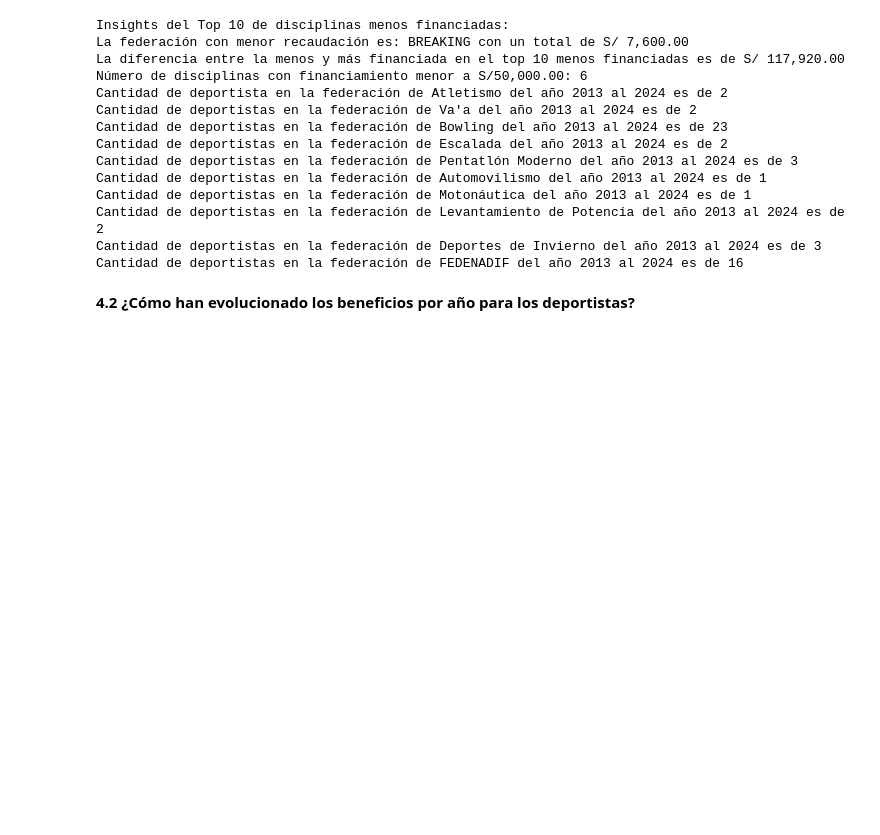
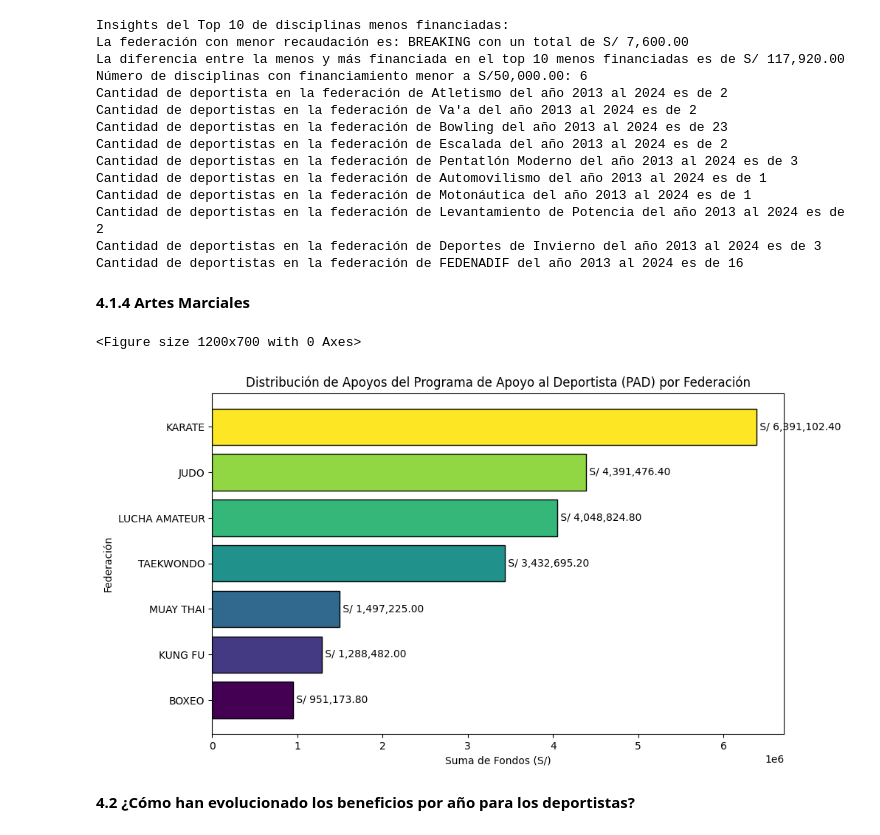
Before and after one commit to FrankRomeroT/Instituto-Peruano-del-Deporte, a Jupyter notebook: Analisis.ipynb, the cells around one changed output. Cells and saved outputs as stored; diff of their text form; code cells hidden in the pictures; blank space fills up the shorter version.

```diff
--- a/Analisis.ipynb
+++ b/Analisis.ipynb
@@ -429,6 +429,32 @@ Cantidad de deportistas en la federación de Motonáutica del año 2013 al 2024
 Cantidad de deportistas en la federación de Levantamiento de Potencia del año 2013 al 2024 es de 2
 Cantidad de deportistas en la federación de Deportes de Invierno del año 2013 al 2024 es de 3
 Cantidad de deportistas en la federación de FEDENADIF del año 2013 al 2024 es de 16
+# %% [markdown]
+**4.1.4 Artes Marciales**
+# %%
+federaciones_marciales = df2[df2['Federacion'].isin(['KARATE', 'KUNG FU', 'JUDO', 'MUAY THAI', 'LUCHA AMATEUR', 'BOXEO', 'TAEKWONDO'])]
+arte_marcial = federaciones_marciales.groupby('Federacion')['S/'].sum().sort_values(ascending=True)
+plt.figure(figsize=(12, 7))
+# Crear el gráfico de barras horizontales
+plt.figure(figsize=(10, 6))
+colores = plt.cm.viridis(np.linspace(0, 1, len(arte_marcial)))
+barras = plt.barh(arte_marcial.index, arte_marcial.values, color=colores, edgecolor='black')
+
+# Añadir un título y etiquetas a los ejes
+plt.title('Distribución de Apoyos del Programa de Apoyo al Deportista (PAD) por Federación')
+plt.xlabel('Suma de Fondos (S/)')
+plt.ylabel('Federación')
+
+# Añadir etiquetas de texto en las barras para mostrar los valores
+for bar in barras:
+    plt.text(bar.get_width(), bar.get_y() + bar.get_height()/2, f' S/ {bar.get_width():,.2f}',
+             va='center', ha='left')
+
+# Mostrar el gráfico
+plt.show()
+# %% [output]
+<Figure size 1200x700 with 0 Axes>
+[figure, added]
 # %% [markdown]
 **4.2 ¿Cómo han evolucionado los beneficios por año para los deportistas?**
 # %%
```
